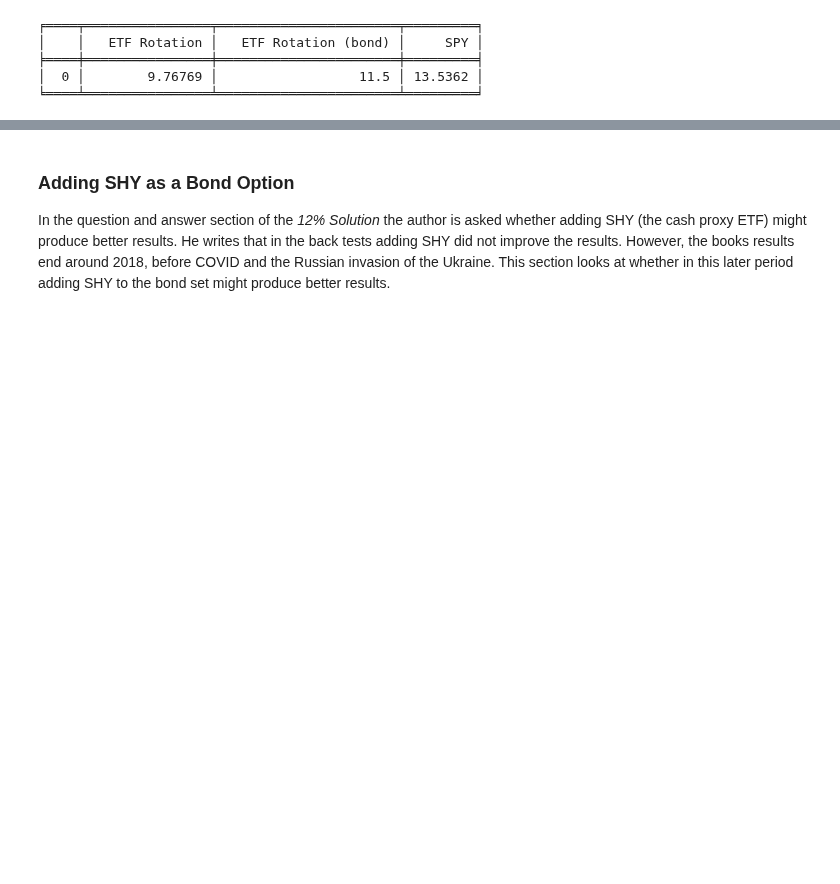
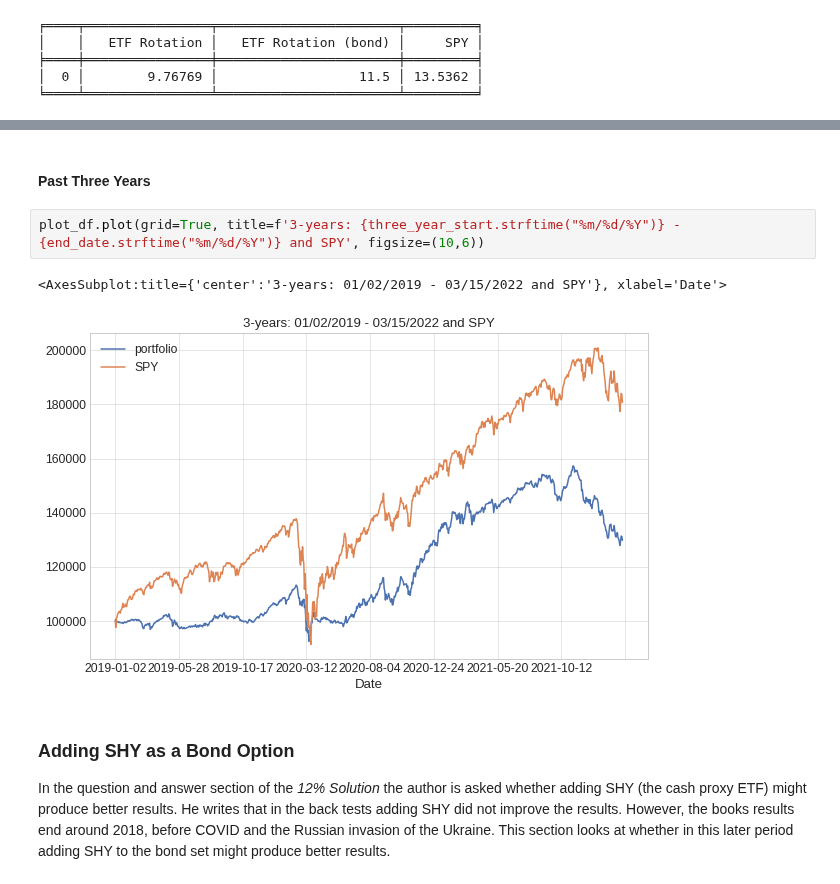
Before and after one commit to IanLKaplan/twelve_percent, a Jupyter notebook: twelve_percent.ipynb, the cells around one changed output, grey strips where cells are left out. Saved outputs shown, nothing was run; the diff lists cells and outputs as text; blank space fills up the shorter version.

```diff
--- a/twelve_percent.ipynb
+++ b/twelve_percent.ipynb
@@ -964,3 +1035,12 @@ print(tabulate(average_return_df, headers=[*average_return_df.columns], tablefmt
+# %% [markdown]
+<h4>
+Past Three Years
+</h4>
+# %%
+plot_df.plot(grid=True, title=f'3-years: {three_year_start.strftime("%m/%d/%Y")} - {end_date.strftime("%m/%d/%Y")} and SPY', figsize=(10,6))
+# %% [output]
+<AxesSubplot:title={'center':'3-years: 01/02/2019 - 03/15/2022 and SPY'}, xlabel='Date'>
+[figure, added]
 # %% [markdown]
 <h3>
 Adding SHY as a Bond Option
```
Also changed, not shown: parts of 7 cells of this notebook, 4 other files.
